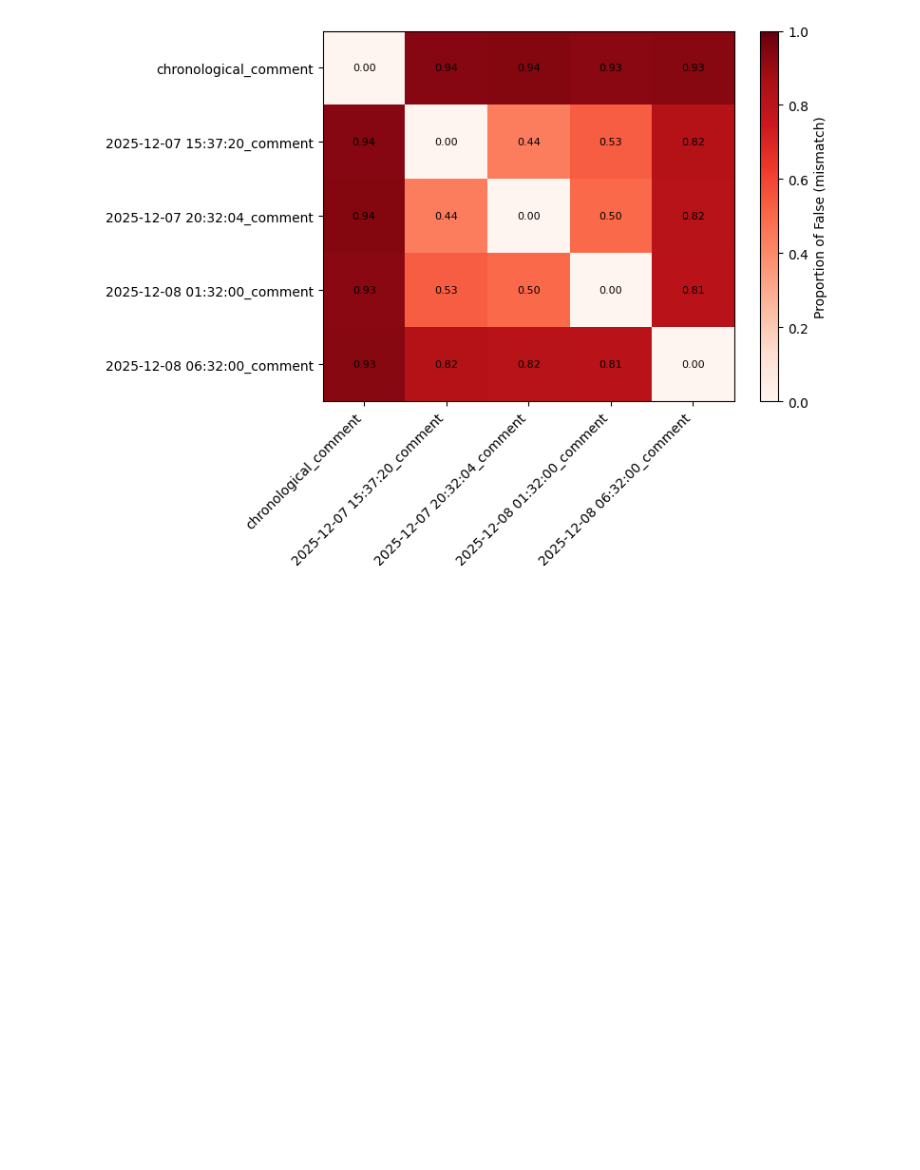
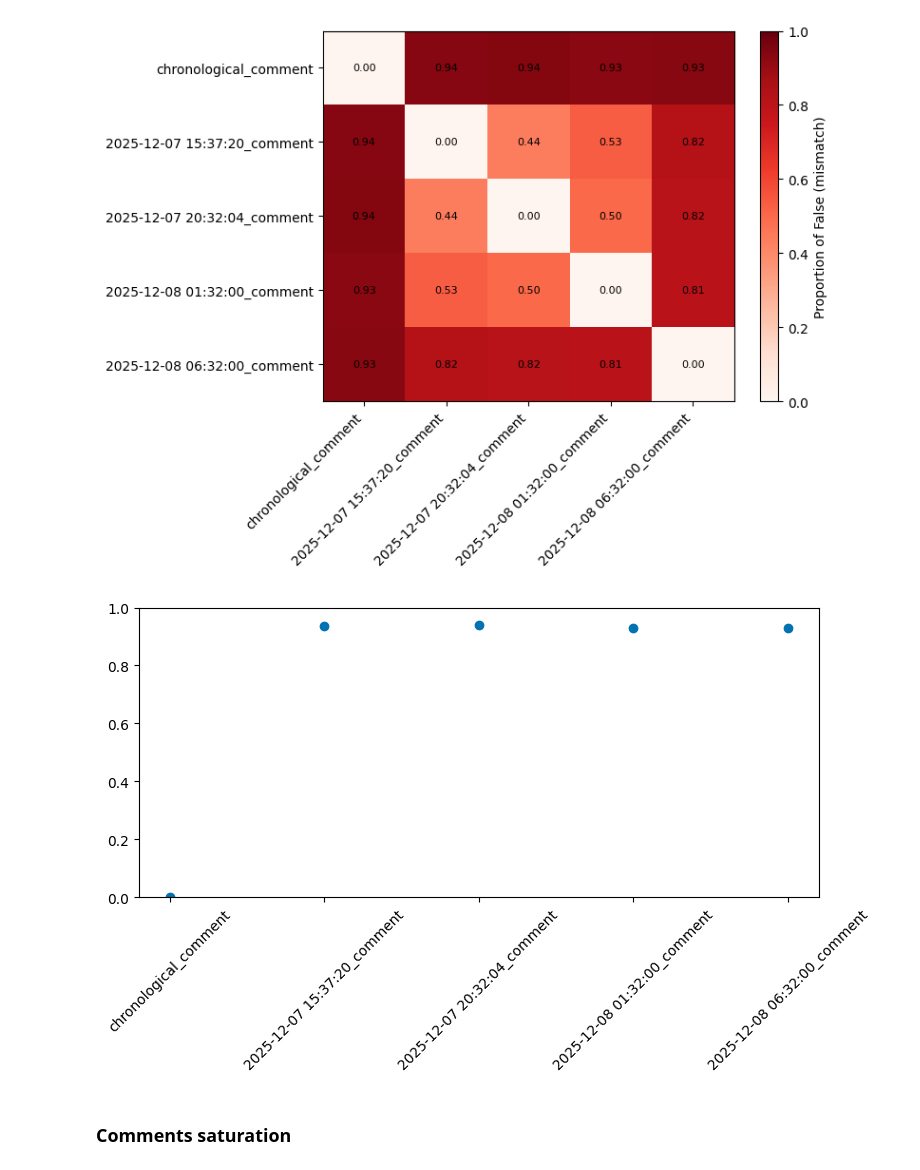
Before and after one commit to nbrahmani/insta-comments, a Jupyter notebook: old_code/initial_stabilisation_checks.ipynb, the cells around one changed output. Cells and saved outputs as stored; diff of their text form; code cells hidden in the pictures; blank space fills up the shorter version.

```diff
--- a/stabilisation_checks.ipynb
+++ b/old_code/initial_stabilisation_checks.ipynb
@@ -191,10 +191,10 @@ dfs = {}
 for crawl in all_crawls:
     temp_list = []
     for account in all_urls.keys():
-
         # this file is missing in the data crawl.
         if account == 'breitbart' and crawl == '2025-12-08 06:32:00':
             continue
+
 
         accountfiles = os.listdir(f'{file_path}/{crawl}/{account}')
         file_ids = list({re.split(r'_(comments|timestamps)', fp)[0] for fp in accountfiles})
@@ -212,13 +212,24 @@ for crawl in all_crawls:
                 caption, comments, likes = clean_comments(comments)
 
                 # this particular comment is just ' '. so adding it manually.
-                if id_ == 'DRVQXcWAaaw':
-                    idx = comments.index('authoryuccaharris')
-                    comments = comments[:idx+1] + [' '] + comments[idx+1:]
-                if id_ == 'DRYdTZHjT-E':
-                    idx = comments.index('danieleichenlaub')
-                    comments = comments[:idx+1] + [' '] + comments[idx+1:]
+                id_user_mapping = {
+                    'DRVQXcWAaaw': 'authoryuccaharris',
+                    'DSBZZEcgL4D': 'mafia__460mafia_',
+                    'DSBm_S8gC1p': 'grimreaper3716',
+                    'DRYdTZHjT-E': 'danieleichenlaub',
+                    'DSARqDnEhPJ': 'amadeoedgardof',
+                    'DR_mqpKEr01': 'amadeoedgardof',
+                    'DSC60BKkrYV': 'amadeoedgardof',
+                    'DR5O3P_jycm': 'dottyeroth',
+                    'DSCrwGuDxUR': 'treqpimento_',
+                    'DSEn813Eo5Q': 'amadeoedgardof'
 
+                }
+
+                if id_ in id_user_mapping:
+                    if id_user_mapping[id_] in comments:
+                        idx = comments.index(id_user_mapping[id_])
+                        comments = comments[:idx+1] + [' '] + comments[idx+1:]
 
                 # mapping usernames and comments to timestamps
                 comments_map = {}
@@ -256,9 +267,12 @@ for crawl in all_crawls:
                     comments = json.load(f)
 
                 caption, comments, likes = clean_comments(comments)
+                if len(comments) != 0:
+                    if id_ == 'DSC60BKkrYV':
+                        caption, comments, likes = None, [], None
+                    else:
+                        print('no timestamp file and len(comments) != 0', id_, account, crawl, len(comments))
 
-                if len(comments) != 0:
-                    print('no timestamp file and len(comments) != 0', id_, account, crawl, len(comments))
                     # if this happens its usually to do more cleaning of comements
 
     df = pd.DataFrame(temp_list)
@@ -626,3 +675,14 @@ plt.tight_layout()
 plt.show()
 # %% [output]
 [figure]
+# %%
+plt.figure(figsize=(8, 5))
+plt.scatter(range(len(false_ratio)), false_ratio['chronological_comment'])
+plt.ylim(0, 1)
+plt.xticks(range(len(false_ratio)), false_ratio.index, rotation=45)
+plt.tight_layout()
+plt.show()
+# %% [output]
+[figure, added]
+# %% [markdown]
+### Comments saturation
```
Also changed, not shown: parts of 13 cells of this notebook, 14 other files.
